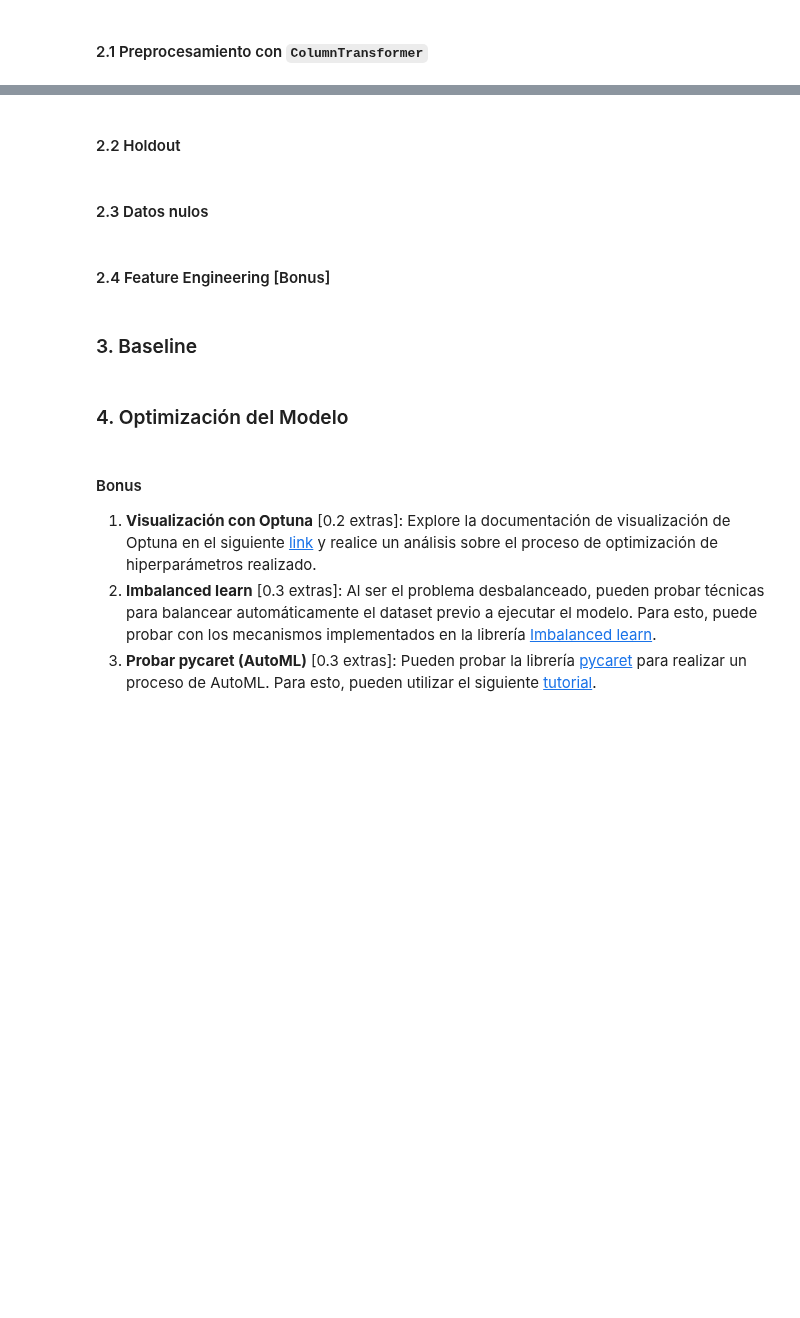
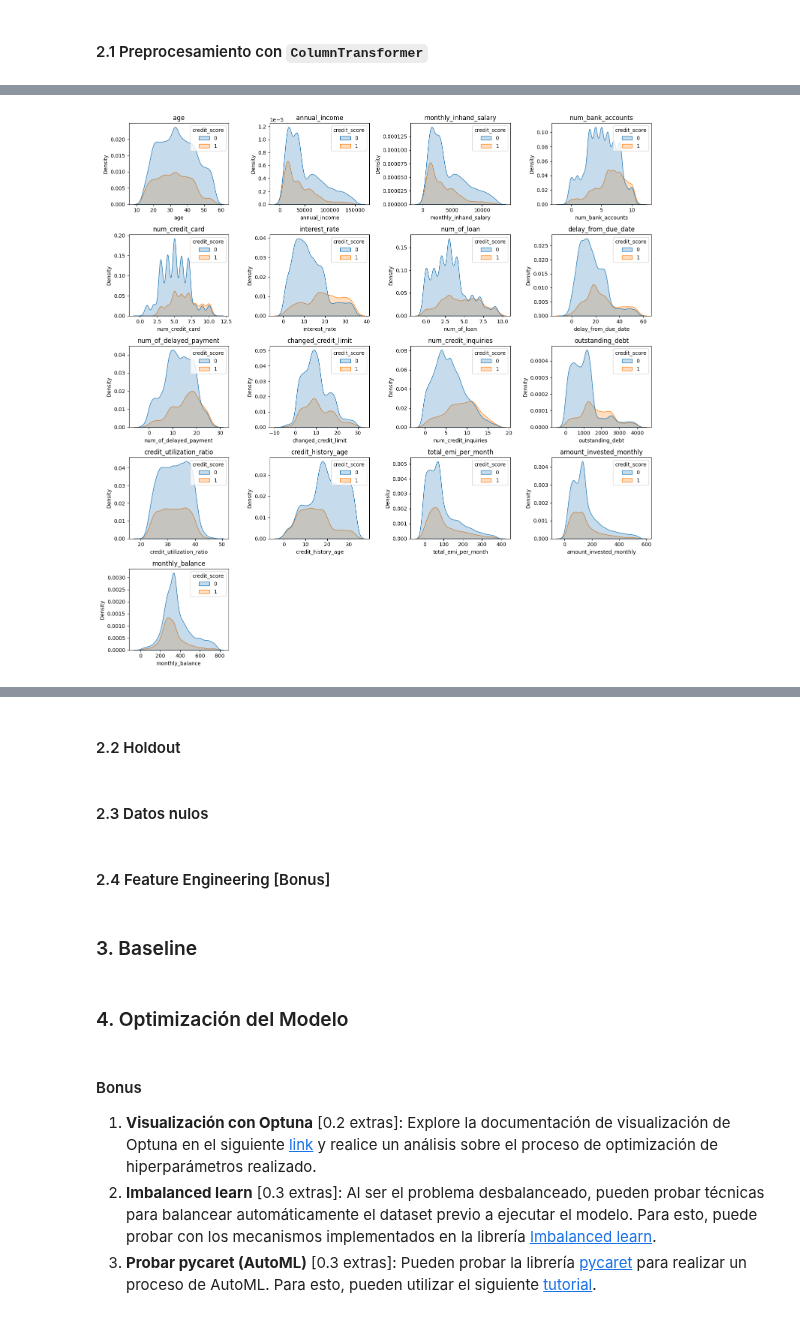
Before and after one commit to SimonSanfeliu/MDS7202-BS, a Jupyter notebook: Proyecto2/Proyecto2_Becerra_Sanfeliu.ipynb, the cells around one changed output, grey strips where cells are left out. Saved outputs shown, nothing was run; the diff lists cells and outputs as text; code cells hidden in the pictures; blank space fills up the shorter version.

```diff
--- a/Proyecto2/Proyecto2_Becerra_Sanfeliu.ipynb
+++ b/Proyecto2/Proyecto2_Becerra_Sanfeliu.ipynb
@@ -23,0 +156,4 @@
+# %%
+# check outlier
+for col in num_cols:
+    print(col, check_outlier(data,col))
@@ -23,0 +178,4 @@
+# %%
+data_copy = data.copy()
+for col in num_cols:
+    print(col, replace_with_thresholds(data_copy,col))
@@ -23,0 +200,10 @@
+# %%
+plt.figure(figsize=(15,15))
+for ax, col in enumerate(num_cols):
+    plt.subplot(5,4, ax+1)
+    plt.title(col)
+    sns.kdeplot(x=data_copy[col],fill=True, hue=data_copy["credit_score"], warn_singular=False)
+
+plt.tight_layout()
+# %% [output]
+[figure, added]
```
Also changed, not shown: parts of 13 cells of this notebook.
